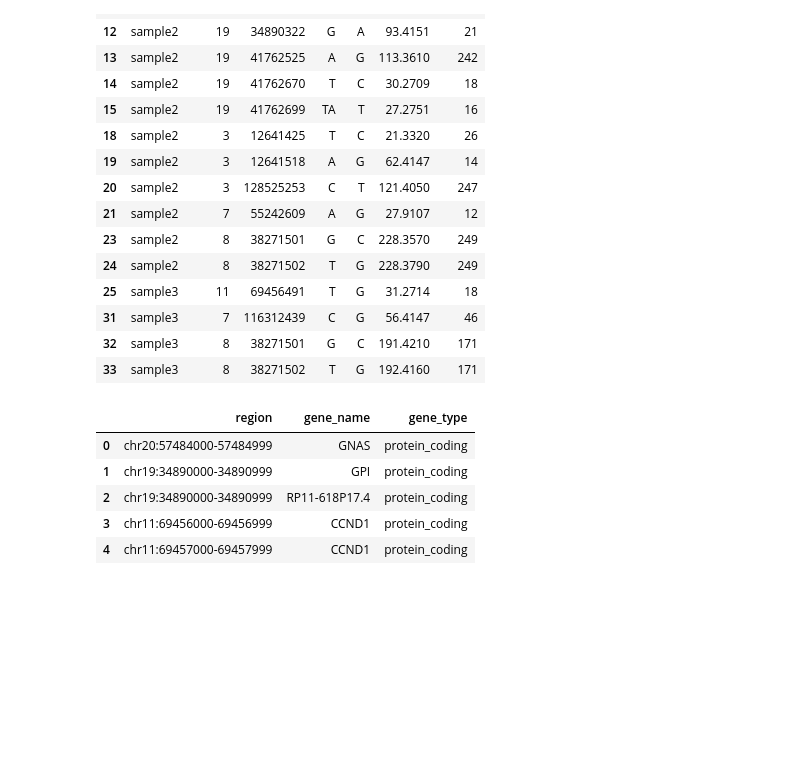
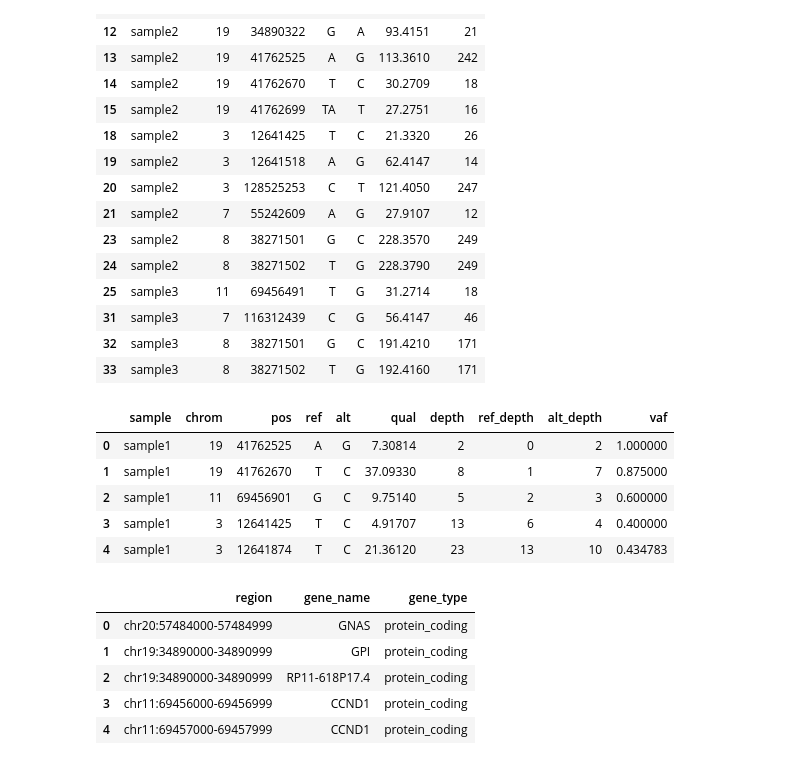
Before and after one commit to jriv724/smallRNA_analysis, a Jupyter notebook: notebooks/03_variant_analysis.ipynb, the cells around one changed output. Saved outputs shown, nothing was run; the diff lists cells and outputs as text; code cells hidden in the pictures; blank space fills up the shorter version.

```diff
--- a/notebooks/03_variant_analysis.ipynb
+++ b/notebooks/03_variant_analysis.ipynb
@@ -192,6 +192,74 @@ filtered_variants
 | 31 | sample3 | 7 | 116312439 | C | G | 56.4147 | 46 |
 | 32 | sample3 | 8 | 38271501 | G | C | 191.4210 | 171 |
 | 33 | sample3 | 8 | 38271502 | T | G | 192.4160 | 171 |
+# %%
+# Re-query VCFs with genotype-level allele depth where available
+# This allows approximate VAF estimation for candidate variants.
+
+variant_rows_vaf = []
+
+for vcf in sorted(variant_dir.glob("*.target_regions.raw.vcf.gz")):
+    sample = vcf.name.split(".")[0]
+
+    result = subprocess.run(
+        [
+            "bcftools", "query",
+            "-f", "%CHROM\t%POS\t%REF\t%ALT\t%QUAL\t%DP[\t%AD]\n",
+            str(vcf)
+        ],
+        capture_output=True,
+        text=True,
+        check=True
+    )
+
+    for line in result.stdout.strip().splitlines():
+        parts = line.split("\t")
+
+        chrom, pos, ref, alt, qual, dp = parts[:6]
+        ad = parts[6] if len(parts) > 6 else None
+
+        ref_depth = np.nan
+        alt_depth = np.nan
+        vaf = np.nan
+
+        if ad and "," in ad:
+            ad_vals = ad.split(",")
+            try:
+                ref_depth = int(ad_vals[0])
+                alt_depth = int(ad_vals[1])
+                total_ad = ref_depth + alt_depth
+                vaf = alt_depth / total_ad if total_ad > 0 else np.nan
+            except Exception:
+                pass
+
+        variant_rows_vaf.append({
+            "sample": sample,
+            "chrom": chrom,
+            "pos": int(pos),
+            "ref": ref,
+            "alt": alt,
+            "qual": float(qual),
+            "depth": int(dp),
+            "ref_depth": ref_depth,
+            "alt_depth": alt_depth,
+            "vaf": vaf
+        })
+
+variants_vaf_df = pd.DataFrame(variant_rows_vaf)
+
+variants_vaf_df.to_csv(
+    table_dir / "candidate_variants_target_regions_with_vaf.csv",
+    index=False
+)
+
+variants_vaf_df.head()
+# %% [output]
+|  | sample | chrom | pos | ref | alt | qual | depth | ref_depth | alt_depth | vaf |
+| 0 | sample1 | 19 | 41762525 | A | G | 7.30814 | 2 | 0 | 2 | 1.000000 |
+| 1 | sample1 | 19 | 41762670 | T | C | 37.09330 | 8 | 1 | 7 | 0.875000 |
+| 2 | sample1 | 11 | 69456901 | G | C | 9.75140 | 5 | 2 | 3 | 0.600000 |
+| 3 | sample1 | 3 | 12641425 | T | C | 4.91707 | 13 | 6 | 4 | 0.400000 |
+| 4 | sample1 | 3 | 12641874 | T | C | 21.36120 | 23 | 13 | 10 | 0.434783 |
 # %%
 gene_lookup = pd.read_csv(
     table_dir / "top_shared_enriched_regions_gene_annotations.csv"
```
Also changed, not shown: parts of 5 cells of this notebook, 54 other files.
